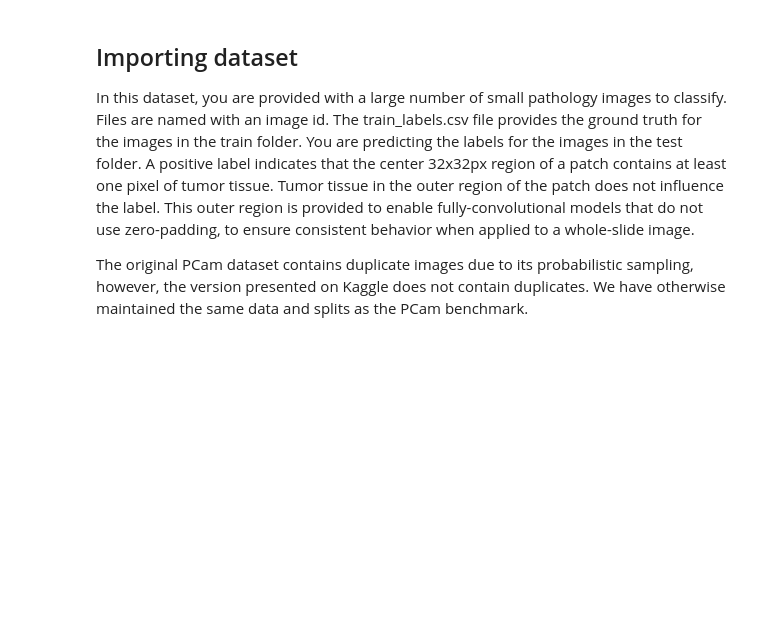
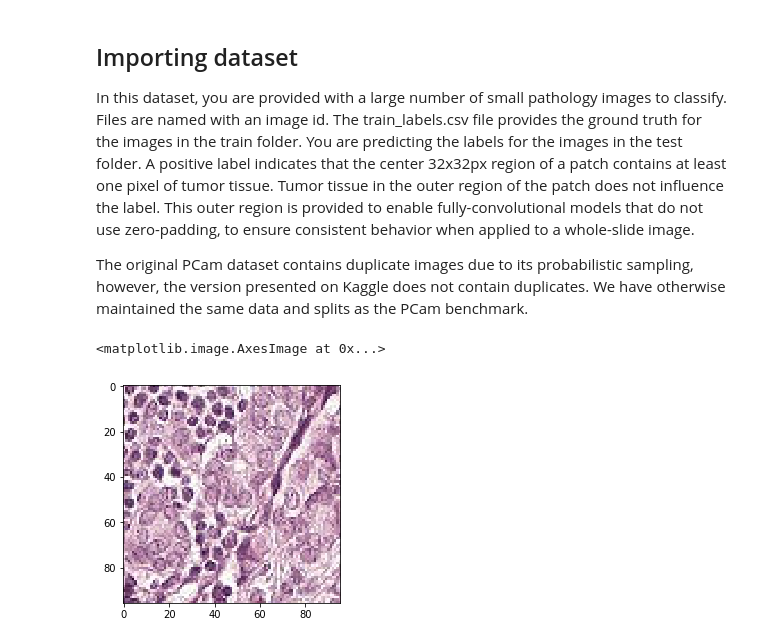
Before and after one commit to stephandooper/ismi, a Jupyter notebook: Project/augment_test.ipynb, the cells around one changed output. Drawn from its saved outputs; the diff is of its cells as text; code cells hidden in the pictures; blank space fills up the shorter version.

Commit message:
data augmentation examples

```diff
--- a/Project/augment_test.ipynb
+++ b/Project/augment_test.ipynb
@@ -148,0 +45,25 @@ plt.imshow(img)
+# %%
+# bit for the image augmentation
+
+# -*- coding: utf-8 -*-
+"""
+Created on Mon May  6 17:14:07 2019
+
+@author: Stephan
+"""
+
+img = np.array(x_train[1])
+
+# Basic image augmentations
+
+'''
+To think about:
+    1. In what way does it extend one augmentation extend another?
+    2. Do they (randomly) apply augmentation on top of augmentation? or something else?
+'''
+
+# Show image
+plt.imshow(img)
+# %% [output]
+<matplotlib.image.AxesImage at 0x...>
+[figure, added]
```
Also changed, not shown: parts of 7 cells of this notebook.
